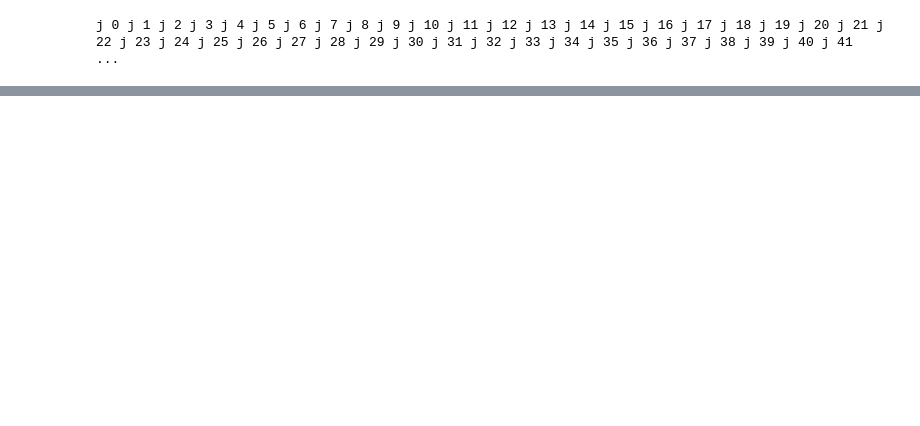
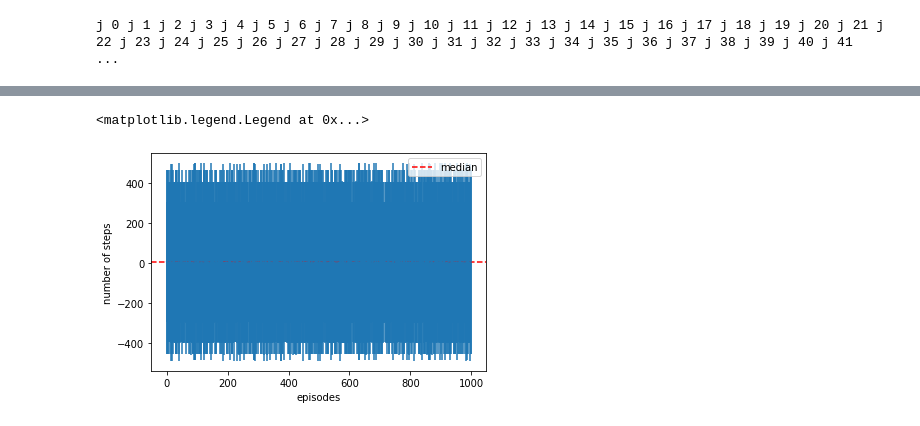
Before and after one commit to FMZennaro/CTF-SQL, a Jupyter notebook: Simulation2_1 - Analysis.ipynb, the cells around one changed output, grey strips where cells are left out. Saved outputs shown, nothing was run; the diff lists cells and outputs as text; code cells hidden in the pictures; blank space fills up the shorter version.

```diff
--- a/Simulation2_1 - Analysis.ipynb
+++ b/Simulation2_1 - Analysis.ipynb
@@ -111,0 +138,10 @@ plt.legend()
+# %%
+plt.errorbar(range(n_episodes_test*10),np.median(num_steps,axis=0),yerr=np.std(num_steps,axis=0))
+#plt.plot(range(n_episodes_test*10),np.median(num_steps,axis=0))
+plt.xlabel('episodes')
+plt.ylabel('number of steps')
+plt.axhline(np.median(num_steps),c='red',ls='--',label='median')
+plt.legend()
+# %% [output]
+<matplotlib.legend.Legend at 0x...>
+[figure, added]
```
Also changed, not shown: parts of 10 cells of this notebook, 6 other files.
